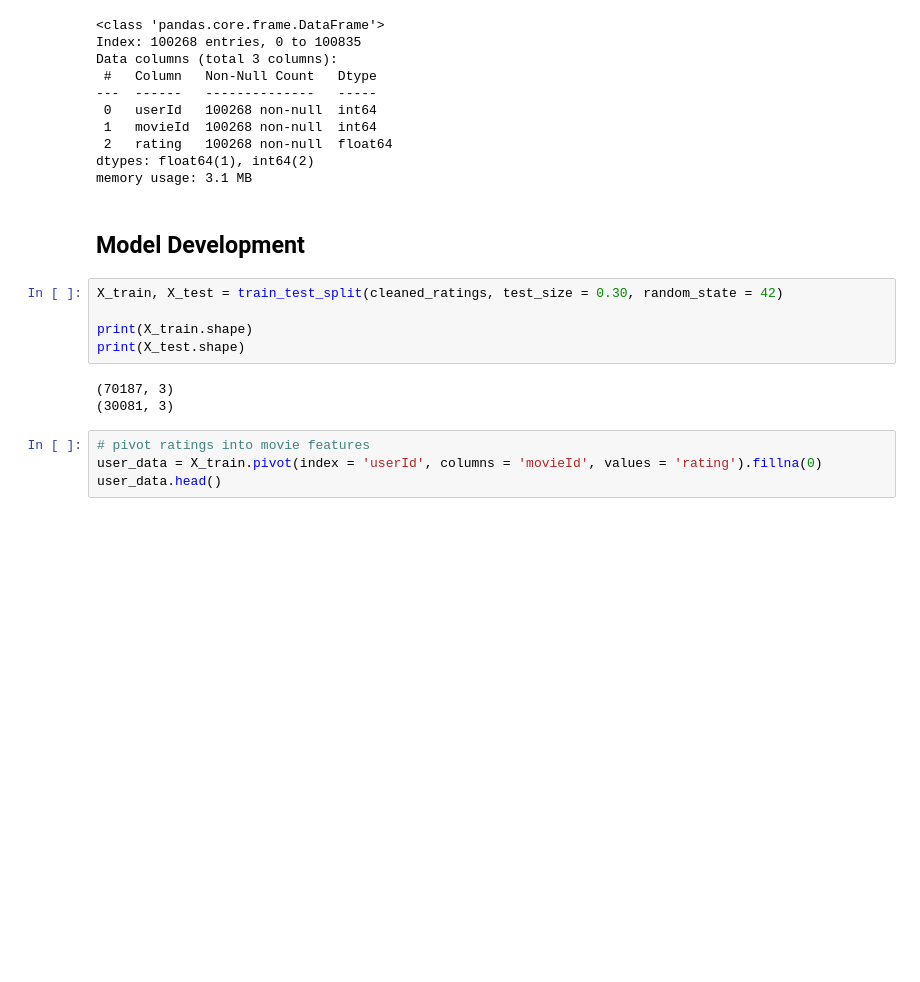
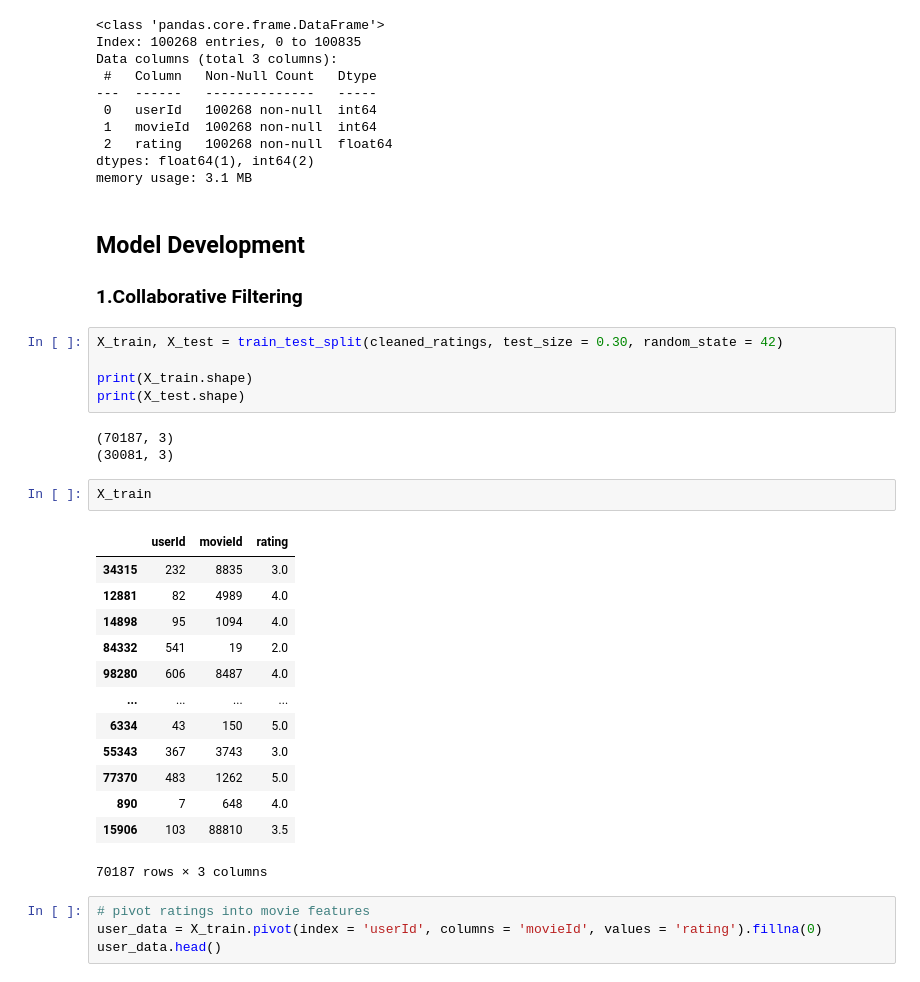
Before and after one commit to Nutdanai1221/Movie-Recommender-System, a Jupyter notebook: notebooks/movie-lens-recomendation.ipynb, the cells around one changed output. Drawn from its saved outputs; the diff is of its cells as text; blank space fills up the shorter version.

```diff
--- a/notebooks/movie-lens-recomendation.ipynb
+++ b/notebooks/movie-lens-recomendation.ipynb
@@ -322,6 +332,8 @@ dtypes: float64(1), int64(2)
 memory usage: 3.1 MB
 # %% [markdown]
 ## Model Development
+
+### 1.Collaborative Filtering
 # %%
 X_train, X_test = train_test_split(cleaned_ratings, test_size = 0.30, random_state = 42)
 
@@ -330,6 +342,22 @@ print(X_test.shape)
 # %% [output]
 (70187, 3)
 (30081, 3)
+# %%
+X_train
+# %% [output]
+|  | userId | movieId | rating |
+| 34315 | 232 | 8835 | 3.0 |
+| 12881 | 82 | 4989 | 4.0 |
+| 14898 | 95 | 1094 | 4.0 |
+| 84332 | 541 | 19 | 2.0 |
+| 98280 | 606 | 8487 | 4.0 |
+| ... | ... | ... | ... |
+| 6334 | 43 | 150 | 5.0 |
+| 55343 | 367 | 3743 | 3.0 |
+| 77370 | 483 | 1262 | 5.0 |
+| 890 | 7 | 648 | 4.0 |
+| 15906 | 103 | 88810 | 3.5 |
+70187 rows × 3 columns
 # %%
 # pivot ratings into movie features
 user_data = X_train.pivot(index = 'userId', columns = 'movieId', values = 'rating').fillna(0)
```
Also changed, not shown: parts of 24 cells of this notebook, 9 other files.
